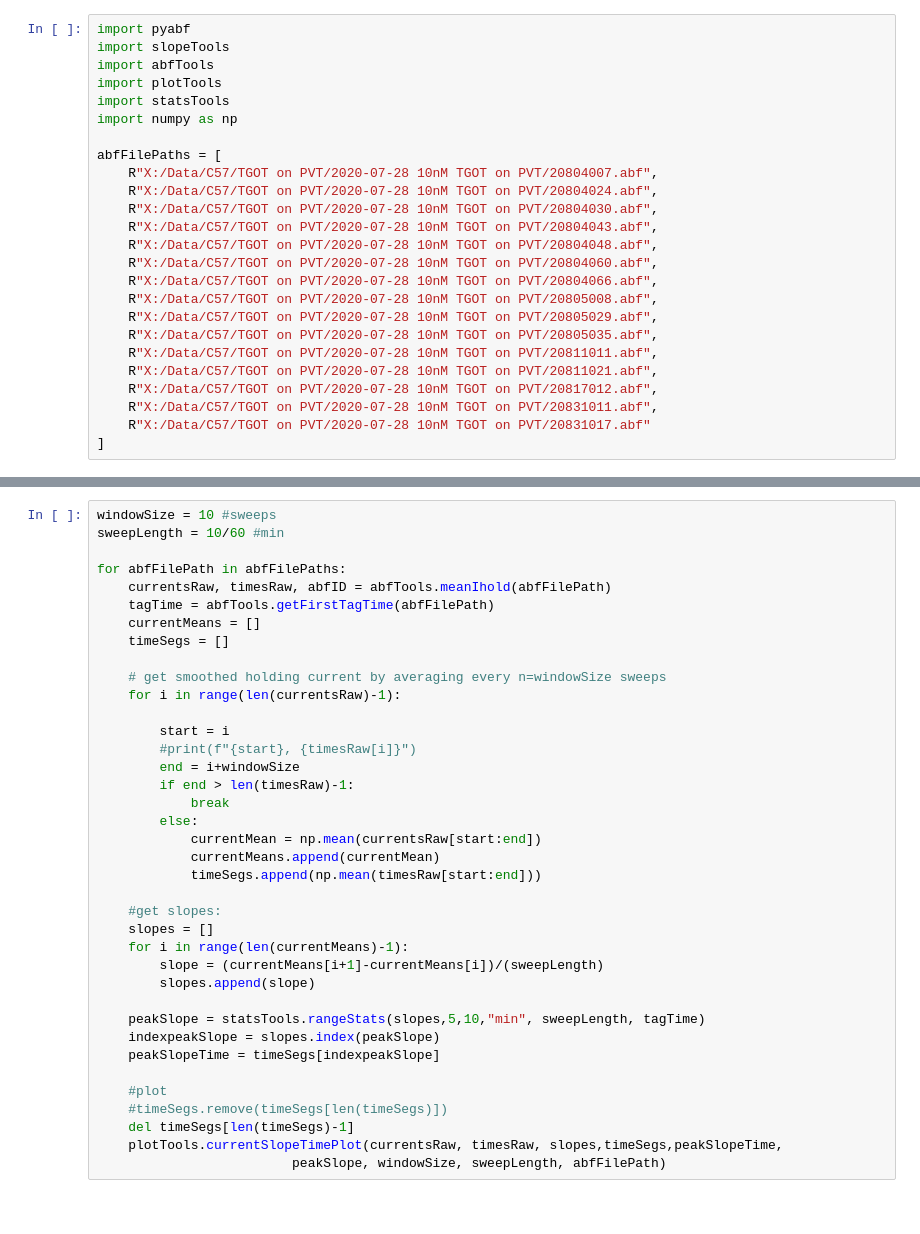
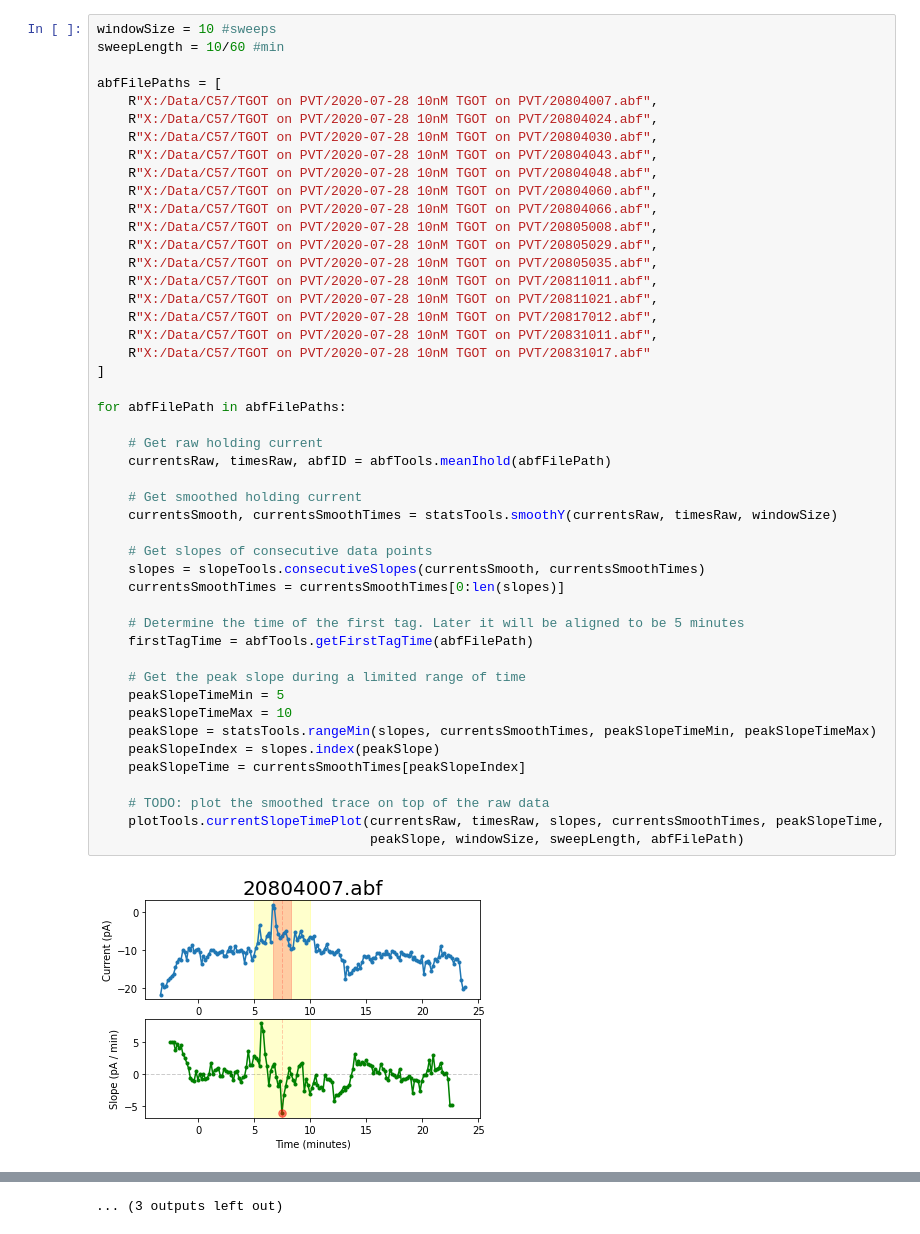
Before and after one commit to shengwanhui/Lab-Analysis-2019-2021-, a Jupyter notebook: src/IhSlopeAnalysis/analyzeRangeAvgSlope.ipynb, the cells around one changed output, grey strips where cells are left out. Drawn from its saved outputs; the diff is of its cells as text.

Commit message:
added range stats functions, and related tests

```diff
--- a/src/IhSlopeAnalysis/analyzeRangeAvgSlope.ipynb
+++ b/src/IhSlopeAnalysis/analyzeRangeAvgSlope.ipynb
@@ -1,25 +42,49 @@
 # %%
-import pyabf
-import slopeTools
-import abfTools
-import plotTools
-import statsTools
-import numpy as np
+windowSize = 10 #sweeps
+sweepLength = 10/60 #min
 
 abfFilePaths = [
     R"X:/Data/C57/TGOT on PVT/2020-07-28 10nM TGOT on PVT/20804007.abf",
     R"X:/Data/C57/TGOT on PVT/2020-07-28 10nM TGOT on PVT/20804024.abf",
     R"X:/Data/C57/TGOT on PVT/2020-07-28 10nM TGOT on PVT/20804030.abf",
     R"X:/Data/C57/TGOT on PVT/2020-07-28 10nM TGOT on PVT/20804043.abf",
     R"X:/Data/C57/TGOT on PVT/2020-07-28 10nM TGOT on PVT/20804048.abf",
     R"X:/Data/C57/TGOT on PVT/2020-07-28 10nM TGOT on PVT/20804060.abf",
     R"X:/Data/C57/TGOT on PVT/2020-07-28 10nM TGOT on PVT/20804066.abf",
     R"X:/Data/C57/TGOT on PVT/2020-07-28 10nM TGOT on PVT/20805008.abf",
     R"X:/Data/C57/TGOT on PVT/2020-07-28 10nM TGOT on PVT/20805029.abf",
     R"X:/Data/C57/TGOT on PVT/2020-07-28 10nM TGOT on PVT/20805035.abf",
     R"X:/Data/C57/TGOT on PVT/2020-07-28 10nM TGOT on PVT/20811011.abf",
     R"X:/Data/C57/TGOT on PVT/2020-07-28 10nM TGOT on PVT/20811021.abf",
     R"X:/Data/C57/TGOT on PVT/2020-07-28 10nM TGOT on PVT/20817012.abf",
     R"X:/Data/C57/TGOT on PVT/2020-07-28 10nM TGOT on PVT/20831011.abf",
     R"X:/Data/C57/TGOT on PVT/2020-07-28 10nM TGOT on PVT/20831017.abf"
 ]
+
+for abfFilePath in abfFilePaths:
+
+    # Get raw holding current
+    currentsRaw, timesRaw, abfID = abfTools.meanIhold(abfFilePath)
+
+    # Get smoothed holding current
+    currentsSmooth, currentsSmoothTimes = statsTools.smoothY(currentsRaw, timesRaw, windowSize)
+
+    # Get slopes of consecutive data points
+    slopes = slopeTools.consecutiveSlopes(currentsSmooth, currentsSmoothTimes)
+    currentsSmoothTimes = currentsSmoothTimes[0:len(slopes)]
+
+    # Determine the time of the first tag. Later it will be aligned to be 5 minutes
+    firstTagTime = abfTools.getFirstTagTime(abfFilePath)
+
+    # Get the peak slope during a limited range of time
+    peakSlopeTimeMin = 5
+    peakSlopeTimeMax = 10
+    peakSlope = statsTools.rangeMin(slopes, currentsSmoothTimes, peakSlopeTimeMin, peakSlopeTimeMax)
+    peakSlopeIndex = slopes.index(peakSlope)
+    peakSlopeTime = currentsSmoothTimes[peakSlopeIndex]
+
+    # TODO: plot the smoothed trace on top of the raw data
+    plotTools.currentSlopeTimePlot(currentsRaw, timesRaw, slopes, currentsSmoothTimes, peakSlopeTime,
+                                   peakSlope, windowSize, sweepLength, abfFilePath)
+# %% [output]
+[figure, added]
@@ -26,38 +102 @@ abfFilePaths = [
+... (3 outputs left out)
-# %%
-windowSize = 10 #sweeps
-sweepLength = 10/60 #min
-
-for abfFilePath in abfFilePaths:
-    currentsRaw, timesRaw, abfID = abfTools.meanIhold(abfFilePath)
-    tagTime = abfTools.getFirstTagTime(abfFilePath)
-    currentMeans = []
-    timeSegs = []
-
-    # get smoothed holding current by averaging every n=windowSize sweeps
-    for i in range(len(currentsRaw)-1):
-
-        start = i
-        #print(f"{start}, {timesRaw[i]}")
-        end = i+windowSize
-        if end > len(timesRaw)-1:
-            break
-        else:
-            currentMean = np.mean(currentsRaw[start:end])
-            currentMeans.append(currentMean)
-            timeSegs.append(np.mean(timesRaw[start:end]))
-
-    #get slopes:
-    slopes = []
-    for i in range(len(currentMeans)-1):
-        slope = (currentMeans[i+1]-currentMeans[i])/(sweepLength)
-        slopes.append(slope)
-
-    peakSlope = statsTools.rangeStats(slopes,5,10,"min", sweepLength, tagTime)
-    indexpeakSlope = slopes.index(peakSlope)
-    peakSlopeTime = timeSegs[indexpeakSlope]
-
-    #plot
-    #timeSegs.remove(timeSegs[len(timeSegs)])
-    del timeSegs[len(timeSegs)-1]
-    plotTools.currentSlopeTimePlot(currentsRaw, timesRaw, slopes,timeSegs,peakSlopeTime,
-                         peakSlope, windowSize, sweepLength, abfFilePath)
```
Also changed, not shown: parts of 6 cells of this notebook, 3 other files.
